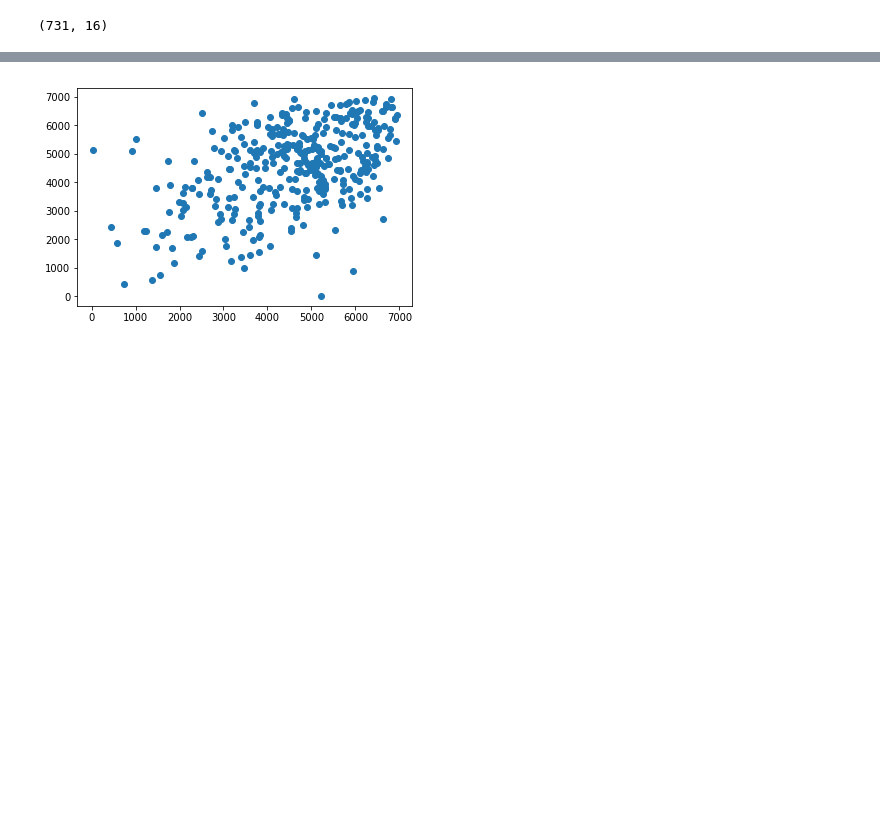
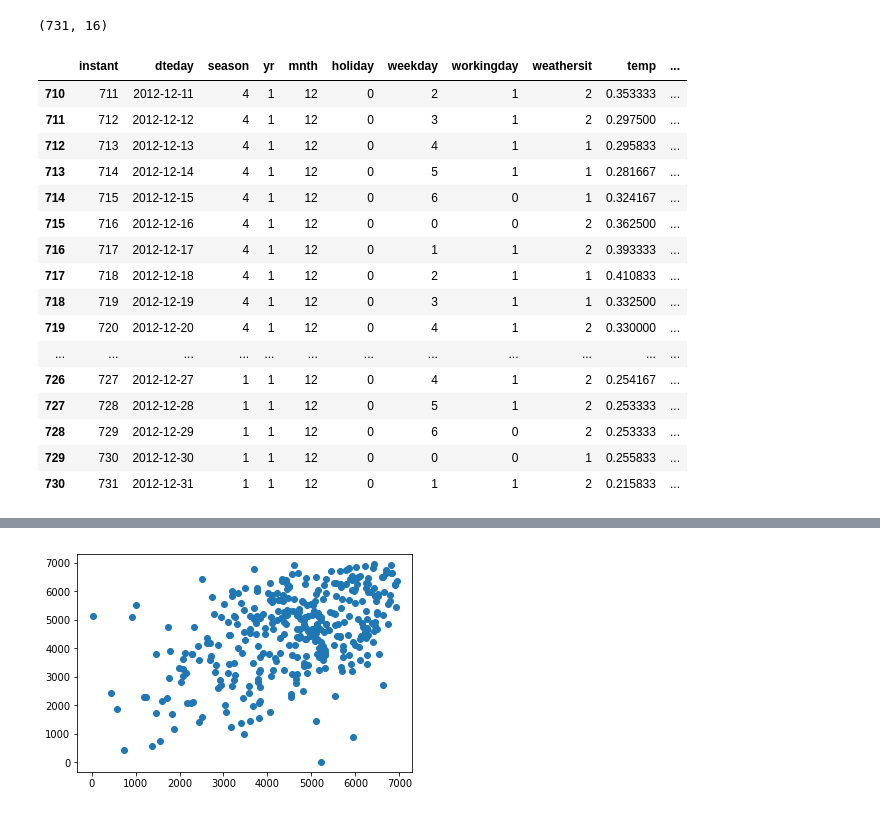
Before and after one commit to alex44jzy/nus-bikesharing, a Jupyter notebook: BikeSharing.ipynb, the cells around one changed output, grey strips where cells are left out. Saved outputs shown, nothing was run; the diff lists cells and outputs as text; code cells hidden in the pictures; blank space fills up the shorter version.

```diff
--- a/BikeSharing.ipynb
+++ b/BikeSharing.ipynb
@@ -8,10 +10,30 @@ from datetime import datetime
 # %%
 cwd = os.getcwd()
-data_file_name = "/day.csv"
+data_file_name = "/dataset/day.csv"
 dataset = pd.read_csv(cwd + data_file_name)
 dataset.shape #(731, 16)
 # %% [output]
 (731, 16)
+# %%
+dataset[710:]
+# %% [output]
+|  | instant | dteday | season | yr | mnth | holiday | weekday | workingday | weathersit | temp | ... |
+| 710 | 711 | 2012-12-11 | 4 | 1 | 12 | 0 | 2 | 1 | 2 | 0.353333 | ... |
+| 711 | 712 | 2012-12-12 | 4 | 1 | 12 | 0 | 3 | 1 | 2 | 0.297500 | ... |
+| 712 | 713 | 2012-12-13 | 4 | 1 | 12 | 0 | 4 | 1 | 1 | 0.295833 | ... |
+| 713 | 714 | 2012-12-14 | 4 | 1 | 12 | 0 | 5 | 1 | 1 | 0.281667 | ... |
+| 714 | 715 | 2012-12-15 | 4 | 1 | 12 | 0 | 6 | 0 | 1 | 0.324167 | ... |
+| 715 | 716 | 2012-12-16 | 4 | 1 | 12 | 0 | 0 | 0 | 2 | 0.362500 | ... |
+| 716 | 717 | 2012-12-17 | 4 | 1 | 12 | 0 | 1 | 1 | 2 | 0.393333 | ... |
+| 717 | 718 | 2012-12-18 | 4 | 1 | 12 | 0 | 2 | 1 | 1 | 0.410833 | ... |
+| 718 | 719 | 2012-12-19 | 4 | 1 | 12 | 0 | 3 | 1 | 1 | 0.332500 | ... |
+| 719 | 720 | 2012-12-20 | 4 | 1 | 12 | 0 | 4 | 1 | 2 | 0.330000 | ... |
+| ... | ... | ... | ... | ... | ... | ... | ... | ... | ... | ... | ... |
+| 726 | 727 | 2012-12-27 | 1 | 1 | 12 | 0 | 4 | 1 | 2 | 0.254167 | ... |
+| 727 | 728 | 2012-12-28 | 1 | 1 | 12 | 0 | 5 | 1 | 2 | 0.253333 | ... |
+| 728 | 729 | 2012-12-29 | 1 | 1 | 12 | 0 | 6 | 0 | 2 | 0.253333 | ... |
+| 729 | 730 | 2012-12-30 | 1 | 1 | 12 | 0 | 0 | 0 | 1 | 0.255833 | ... |
+| 730 | 731 | 2012-12-31 | 1 | 1 | 12 | 0 | 1 | 1 | 2 | 0.215833 | ... |
 # %%
 # convert string to datetime
 dataset.dteday = dataset.dteday.apply(lambda x:pd.to_datetime(x))
```
Also changed, not shown: parts of 33 cells of this notebook, 18 other files.
